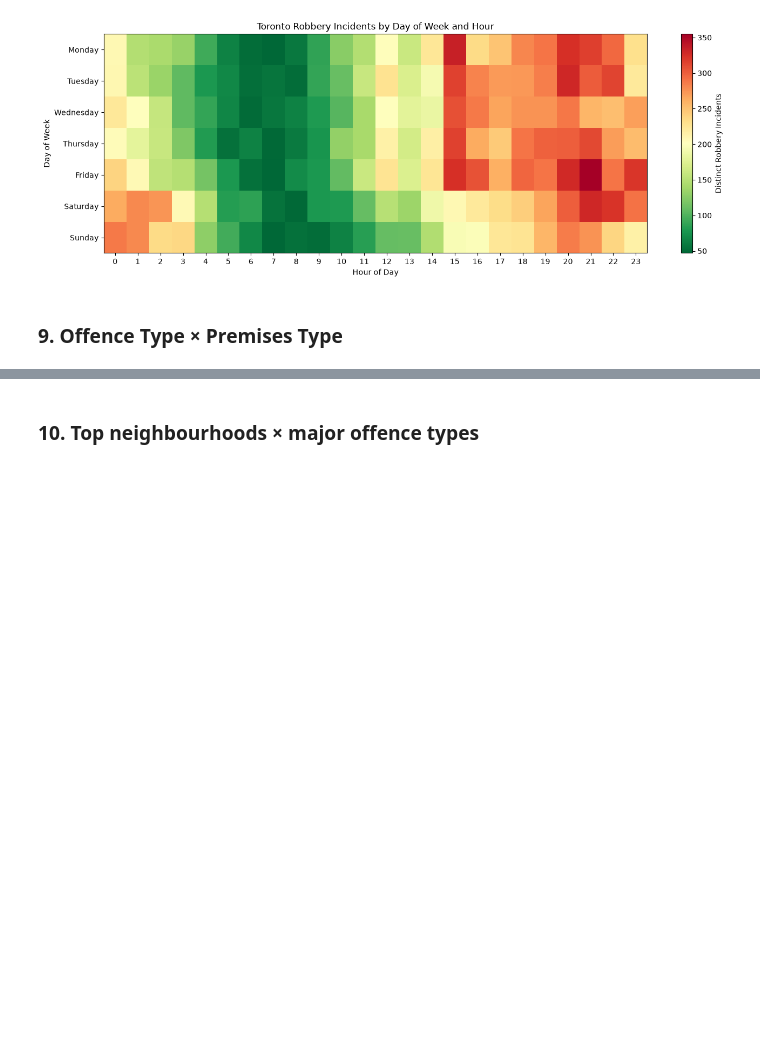
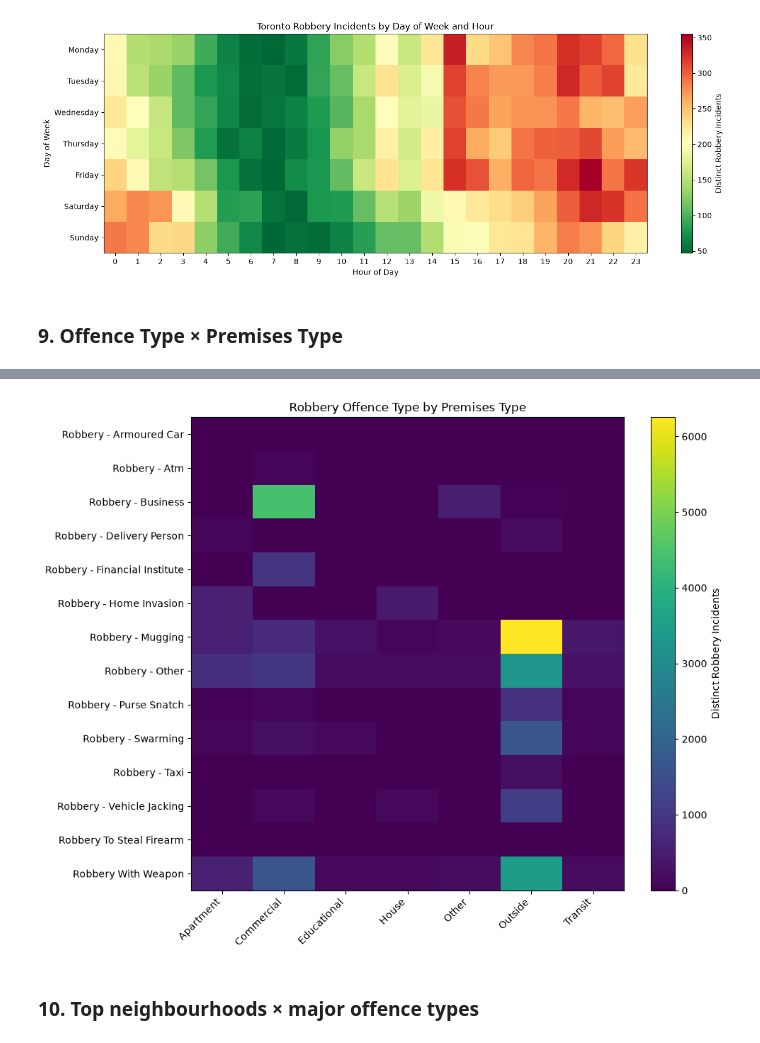
Before and after one commit to waz-abd/Toronto-Robbery-Analysis, a Jupyter notebook: main.ipynb, the cells around one changed output, grey strips where cells are left out. Drawn from its saved outputs; the diff is of its cells as text; code cells hidden in the pictures; blank space fills up the shorter version.

```diff
--- a/main.ipynb
+++ b/main.ipynb
@@ -281,3 +281,14 @@ plt.show()
 [figure]
 # %% [markdown]
 ### 9. Offence Type × Premises Type
+# %%
+offence_premises = pd.pivot_table(
+    analysis_df,
+    index='OFFENCE',
+    columns='PREMISES_TYPE',
+    values='EVENT_UNIQUE_ID',
+    aggfunc=pd.Series.nunique,
+    fill_value=0
+)
+
+offence_premises
@@ -284,2 +312,13 @@ plt.show()
+# %%
+plt.figure(figsize=(10, 8))
+plt.imshow(offence_premises.values, aspect='auto')
+plt.colorbar(label='Distinct Robbery Incidents')
+plt.xticks(range(len(offence_premises.columns)), offence_premises.columns, rotation=45, ha='right')
+plt.yticks(range(len(offence_premises.index)), offence_premises.index)
+plt.title('Robbery Offence Type by Premises Type')
+plt.tight_layout()
+plt.show()
+# %% [output]
+[figure, added]
 # %% [markdown]
 ### 10. Top neighbourhoods × major offence types
```
Also changed, not shown: parts of 7 cells of this notebook, 7 other files.
